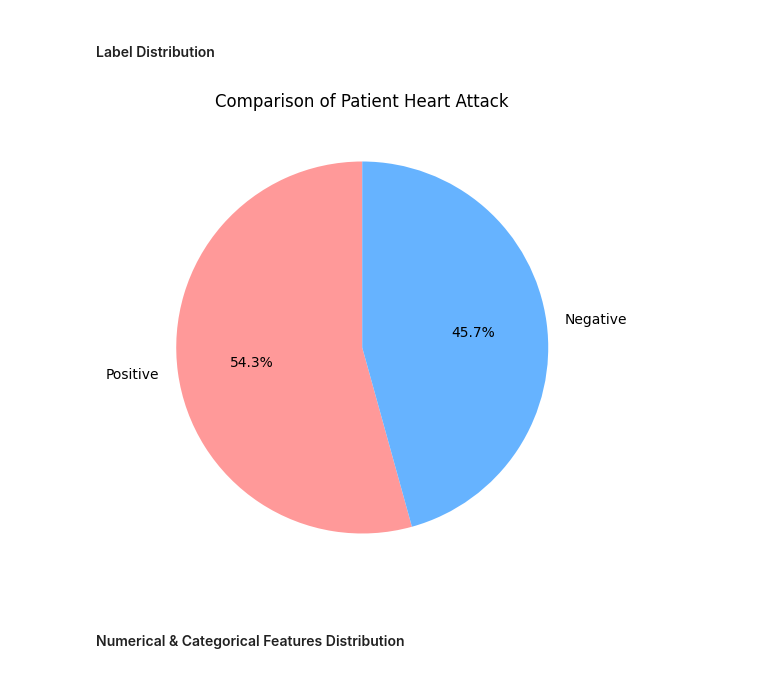
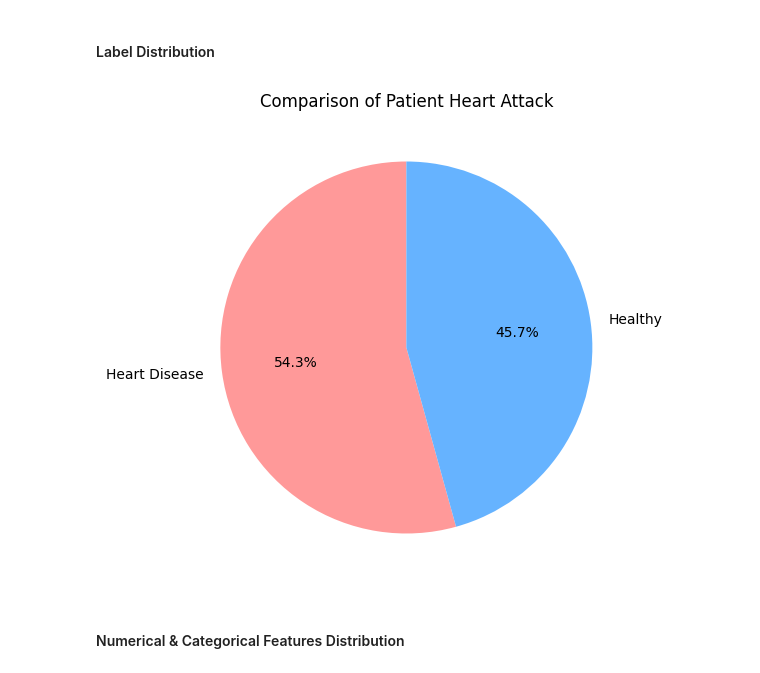
Before and after one commit to HablSank/1Day-1Dataset_MachineLearningProject, a Jupyter notebook: Day-13/Naive Bayes Gaussian (Heart Attack)/heart.ipynb, the cells around one changed output. Drawn from its saved outputs; the diff is of its cells as text; code cells hidden in the pictures.

```diff
--- a/Day-13/Naive Bayes Gaussian (Heart Attack)/heart.ipynb
+++ b/Day-13/Naive Bayes Gaussian (Heart Attack)/heart.ipynb
@@ -168 +170,18 @@ for col in df.select_dtypes(include='number'):
+# %%
+column_mapping = {
+    'cp'       : 'chest_pain_type',
+    'trtbps'   : 'resting_bp',
+    'chol'     : 'cholesterol',
+    'fbs'      : 'fasting_bs',
+    'restecg'  : 'resting_ecg',
+    'thalachh' : 'max_heart_rate',
+    'exng'     : 'exercise_angina',
+    'oldpeak'  : 'st_depression',
+    'slp'      : 'st_slope',
+    'caa'      : 'num_major_vessels',
+    'thall'    : 'thalassemia',
+    'output'   : 'target'
+}
+
+df = df.rename(columns=column_mapping)
 # %% [markdown]
@@ -170,3 +189,3 @@ for col in df.select_dtypes(include='number'):
 # %%
-output_name = {0 : "Negative", 1 : "Positive"}
-df['output_sign'] = df['output'].map(output_name)
+target_mapping = {0: "Healthy", 1: "Heart Disease"}
+df['target_sign'] = df['target'].map(target_mapping)
@@ -173,3 +194,6 @@ df['output_sign'] = df['output'].map(output_name)
+# %%
+sex_mapping = {0: "Female", 1: "Male"}
+df['sex_sign'] = df['sex'].map(sex_mapping)
 # %% [markdown]
 ## C. Exploratory Data Analysis
 # %% [markdown]
@@ -178,12 +202,12 @@ df['output_sign'] = df['output'].map(output_name)
 #### Label Distribution
 # %%
 plt.figure(figsize=(6, 8))
-df['output_sign'].value_counts().plot.pie(autopct='%1.1f%%', colors=['#ff9999','#66b3ff'], startangle=90)
+df['target_sign'].value_counts().plot.pie(autopct='%1.1f%%', colors=['#ff9999','#66b3ff'], startangle=90)
 plt.title('Comparison of Patient Heart Attack')
 plt.ylabel(None)
 plt.show()
 # %% [output]
-[figure, old version]
+[figure, new version]
 # %% [markdown]
 #### Numerical & Categorical Features Distribution
 # %%
```
Also changed, not shown: parts of 6 cells of this notebook.
